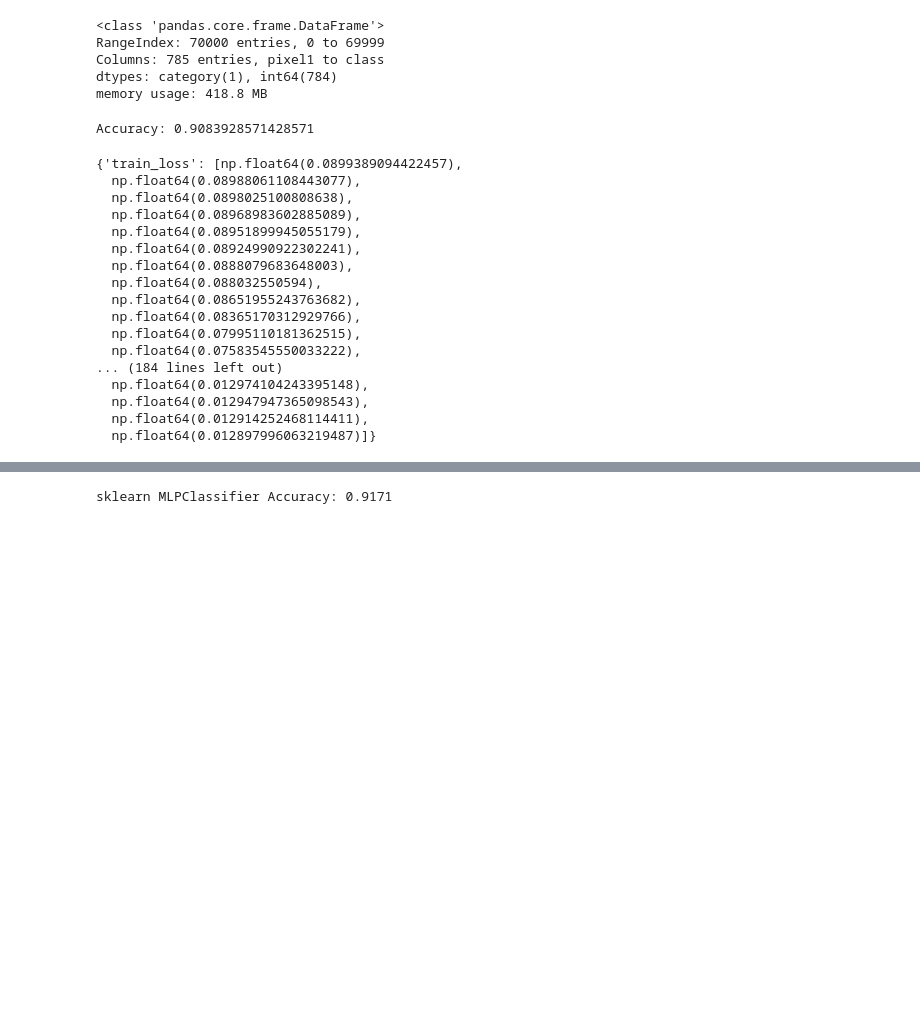
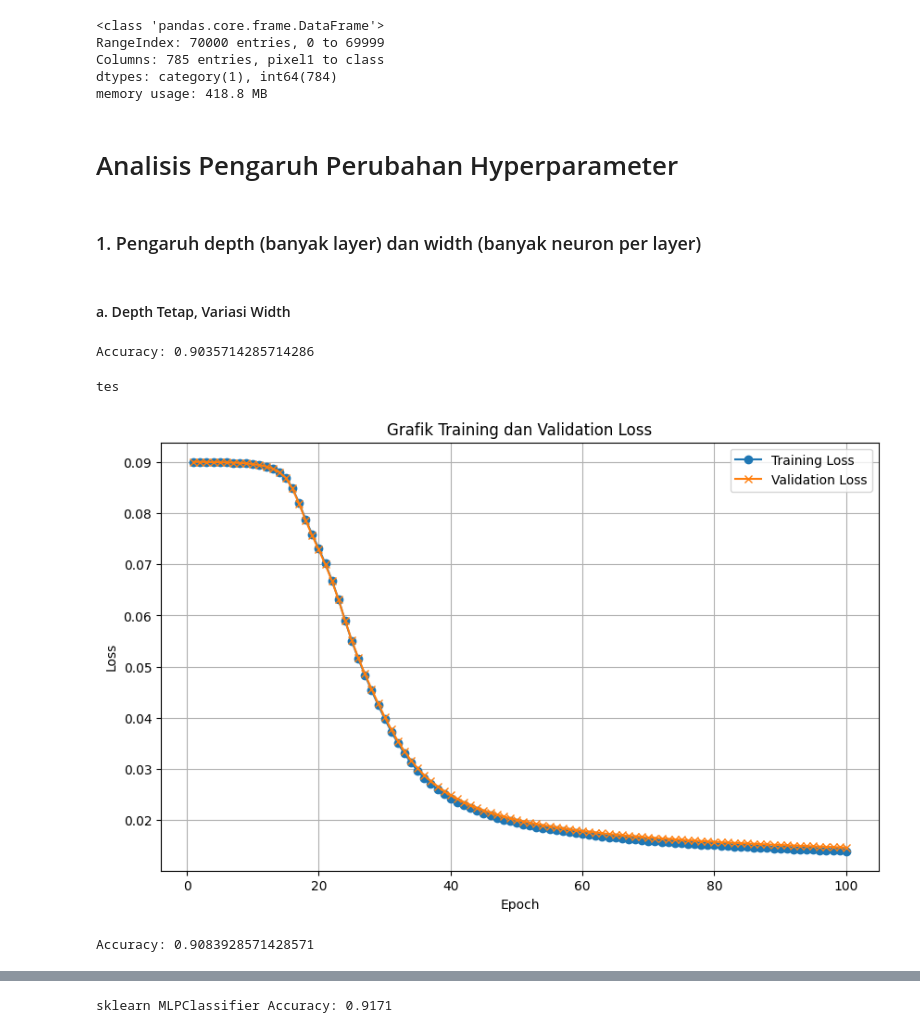
Before and after one commit to DrwnRstnly/48-IF3270-FFNN, a Jupyter notebook: src/test.ipynb, the cells around one changed output, grey strips where cells are left out. Drawn from its saved outputs; the diff is of its cells as text; code cells hidden in the pictures; blank space fills up the shorter version.

```diff
--- a/src/test.ipynb
+++ b/src/test.ipynb
@@ -33,4 +33,30 @@ X_val = scaler.transform(X_val)
 encoder = OneHotEncoder(sparse_output=False)
 y_train = encoder.fit_transform(y_train_raw.values.reshape(-1, 1))
 y_val = encoder.transform(y_val_raw.values.reshape(-1, 1))
+# %% [markdown]
+# Analisis Pengaruh Perubahan Hyperparameter
+# %% [markdown]
+###  1. Pengaruh depth (banyak layer) dan width (banyak neuron per layer)
+# %% [markdown]
+#### a. Depth Tetap, Variasi Width
+# %%
+# Width 1: 16 neuron per layer
+nn_model_a1 = NeuralNetwork(
+    input_size=784,
+    layers_config=[(16, 'linear'), (10, 'softmax')],
+    weight_init='random_uniform',
+    weight_init_params={'low': -0.01, 'high': 0.01, 'seed': 42}
+)
+
+history_a1 = nn_model_a1.train(X_train, y_train, X_val, y_val, batch_size=128, learning_rate=0.01, max_epoch=100, verbose=0)
+y_preds_a1 = nn_model_a1.predict(X_val)
+y_preds_a1 = np.argmax(y_preds_a1,axis=1)
+print(f'Accuracy: {accuracy_score(y_val_raw, y_preds_a1)}')
+# %% [output]
+Accuracy: 0.9035714285714286
+# %%
+nn_model_a1.plot_training_loss(history_a1)
+# %% [output]
+tes
+[figure, added]
 # %%
@@ -47,22 +75,2 @@ print(f'Accuracy: {accuracy_score(y_val_raw, y_preds)}')
 # %% [output]
 Accuracy: 0.9083928571428571
-# %%
-history
-# %% [output]
-{'train_loss': [np.float64(0.0899389094422457),
-  np.float64(0.08988061108443077),
-  np.float64(0.0898025100808638),
-  np.float64(0.08968983602885089),
-  np.float64(0.08951899945055179),
-  np.float64(0.08924990922302241),
-  np.float64(0.0888079683648003),
-  np.float64(0.088032550594),
-  np.float64(0.08651955243763682),
-  np.float64(0.08365170312929766),
-  np.float64(0.07995110181362515),
-  np.float64(0.07583545550033222),
-... (184 lines left out)
-  np.float64(0.012974104243395148),
-  np.float64(0.012947947365098543),
-  np.float64(0.012914252468114411),
-  np.float64(0.012897996063219487)]}
```
Also changed, not shown: parts of 22 cells of this notebook, 2 other files.
